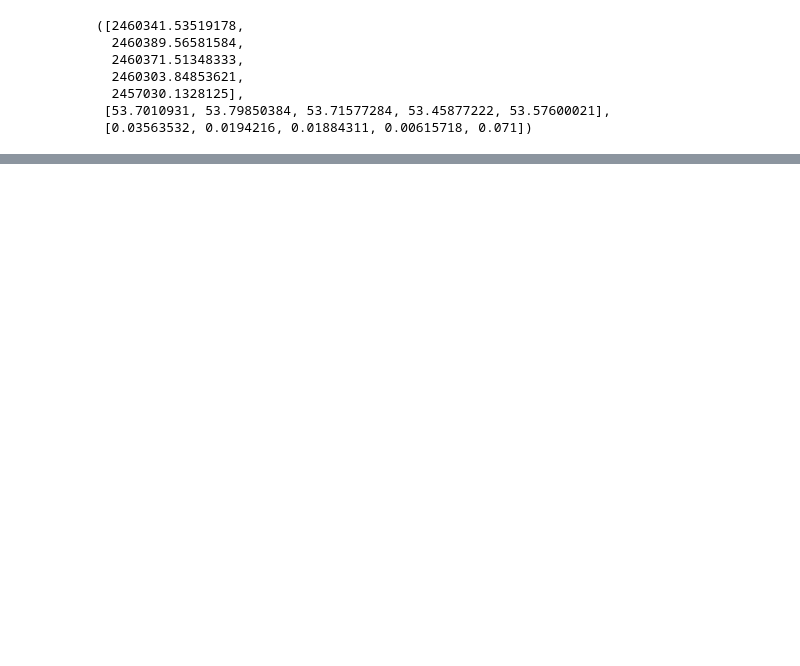
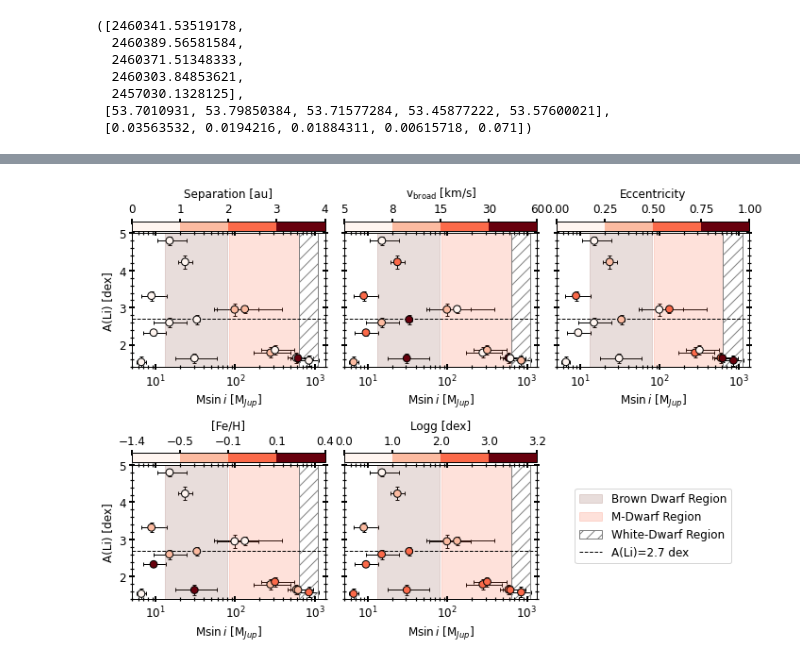
Before and after one commit to MaryumSayeed/ESPRESSO, a Jupyter notebook: scripts/make_tables.ipynb, the cells around one changed output, grey strips where cells are left out. Saved outputs shown, nothing was run; the diff lists cells and outputs as text; code cells hidden in the pictures; blank space fills up the shorter version.

```diff
--- a/scripts/make_tables.ipynb
+++ b/scripts/make_tables.ipynb
@@ -1005,32 +1095,36 @@ for ax in [ax1, ax2, ax3, ax4, ax5]:
     #ax.text(0.65, 0.95, 'M-Dwarf\nRegion',fontsize=10, ha='center',va='top',transform=ax.transAxes)
 
 
     # 0.6 Msun (white dwarf peak)
     #ax.axvline(0.6*msolar,c='k',ls='dotted',zorder=-1)
     #ax.text(0.6*msolar, 4.8, '$\mathrm{0.6 \; M_\odot}$',ha='center',fontsize=10, c='k', va='top')
     ax.axvspan(0.6*msolar, 1100, fc='none',hatch='//',ec='grey',zorder=-100)
 
 
     # Brown Dwarf :
     ax.axvspan(13, 80, color='tab:brown', alpha=0.2, label='Brown Dwarf',zorder=-100)
     #ax.text(0.33, 0.05, 'Brown Dwarf\nRegion',fontsize=10, ha='center',va='bottom',transform=ax.transAxes)
 
     # Dashed line for Li=2.7
     ax.axhline(2.7,c='k',ls='dashed',zorder=-1,lw=1)
+    ax.tick_params(axis='x', labelbottom=True)
 
 ax1.set_ylim(1.4, 5.0)
 ax1.set_xlim(5, 1350)
+
 lgnd = [Patch(color='tab:brown', alpha=0.2, label='Brown Dwarf Region'),
         Patch(color=cmap(0.5), alpha=0.2, label='M-Dwarf Region'),
         Patch(fc='none',ec='grey', hatch='//', label='White-Dwarf Region'),
         Line2D([0], [0], color='k', lw=1, label='A(Li)=2.7 dex',ls='dashed'),
        ]
 ax6.legend(handles=lgnd, loc='center')
 ax6.set_axis_off()
 
 plt.tight_layout()
 plt.subplots_adjust(wspace=0.1)
 
 # plt.savefig('../plots/msini_vs_ali_mix_%s.png'%DATE,bbox_inches='tight',dpi=200)
+# %% [output]
+[figure, added]
 # %%
 ss
```
Also changed, not shown: parts of 27 cells of this notebook, 1 other file.
